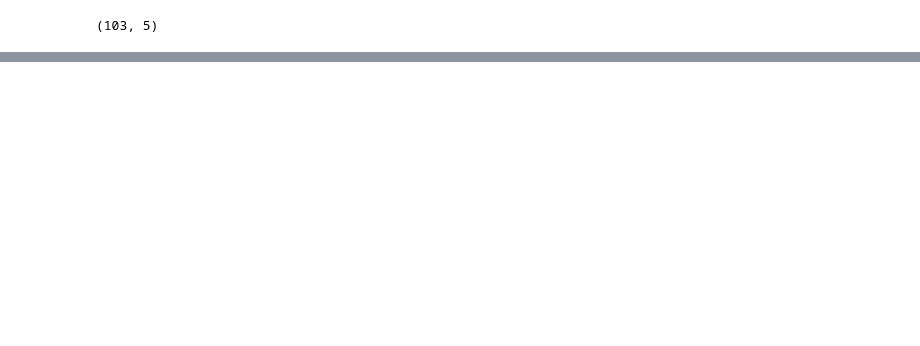
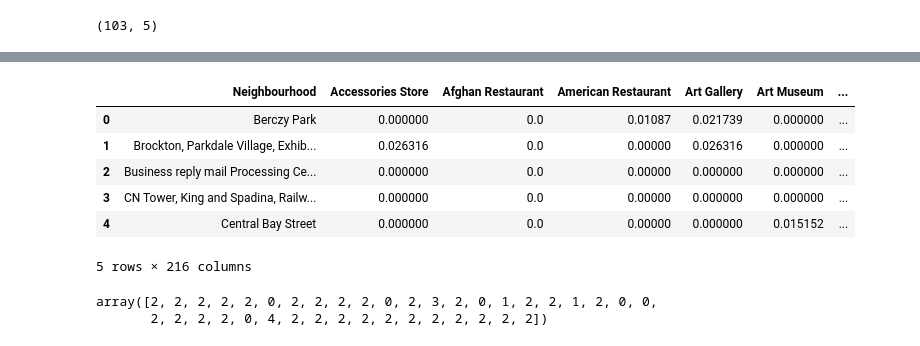
Before and after one commit to JonathanDensil/ibm-data-science-capstone-project, a Jupyter notebook: Capstone_Notebook.ipynb, the cells around one changed output, grey strips where cells are left out. Cells and saved outputs as stored; diff of their text form; code cells hidden in the pictures; blank space fills up the shorter version.

```diff
--- a/Capstone_Notebook.ipynb
+++ b/Capstone_Notebook.ipynb
@@ -129,0 +386,11 @@ df.shape
+# %%
+toronto_grouped = toronto_onehot.groupby("Neighbourhood").mean().reset_index()
+toronto_grouped.head()
+# %% [output]
+|  | Neighbourhood | Accessories Store | Afghan Restaurant | American Restaurant | Art Gallery | Art Museum | ... |
+| 0 | Berczy Park | 0.000000 | 0.0 | 0.01087 | 0.021739 | 0.000000 | ... |
+| 1 | Brockton, Parkdale Village, Exhib... | 0.026316 | 0.0 | 0.00000 | 0.026316 | 0.000000 | ... |
+| 2 | Business reply mail Processing Ce... | 0.000000 | 0.0 | 0.00000 | 0.000000 | 0.000000 | ... |
+| 3 | CN Tower, King and Spadina, Railw... | 0.000000 | 0.0 | 0.00000 | 0.000000 | 0.000000 | ... |
+| 4 | Central Bay Street | 0.000000 | 0.0 | 0.00000 | 0.000000 | 0.015152 | ... |
+5 rows × 216 columns
@@ -129,0 +405,5 @@ df.shape
+# %%
+k_means.labels_
+# %% [output]
+array([2, 2, 2, 2, 2, 0, 2, 2, 2, 2, 0, 2, 3, 2, 0, 1, 2, 2, 1, 2, 0, 0,
+       2, 2, 2, 2, 0, 4, 2, 2, 2, 2, 2, 2, 2, 2, 2, 2, 2])
```
Also changed, not shown: parts of 60 cells of this notebook.
